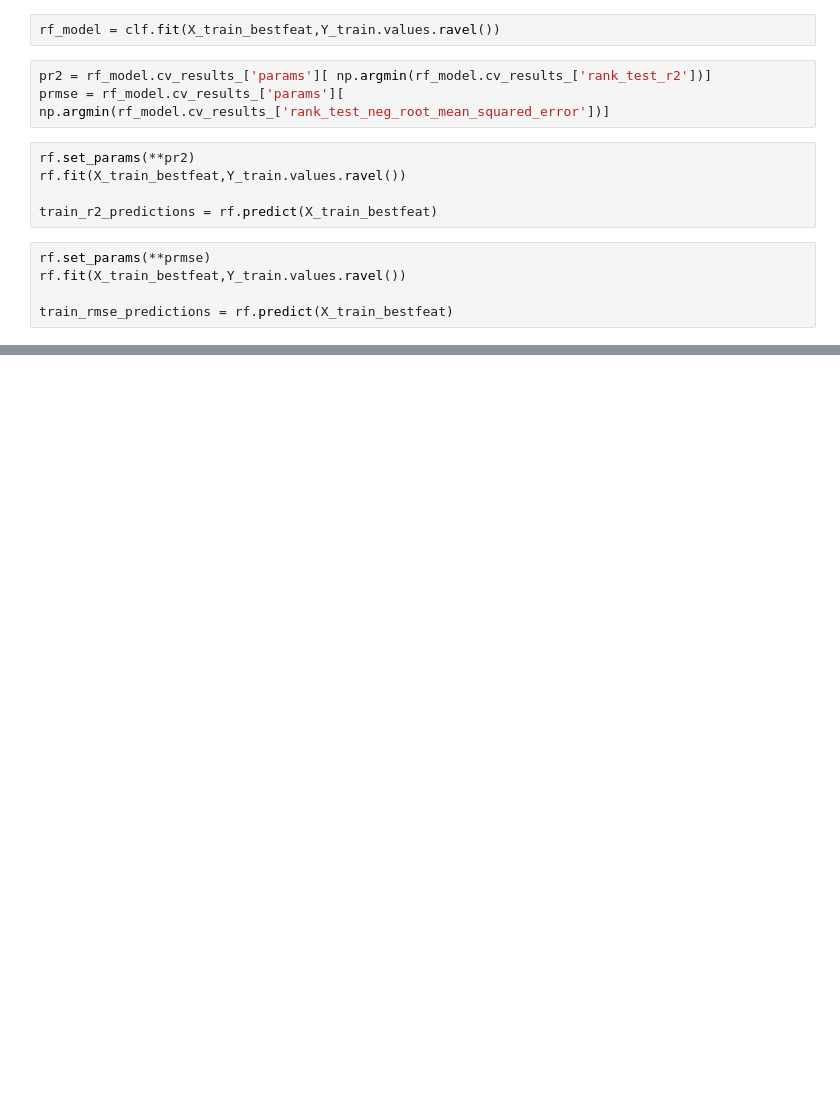
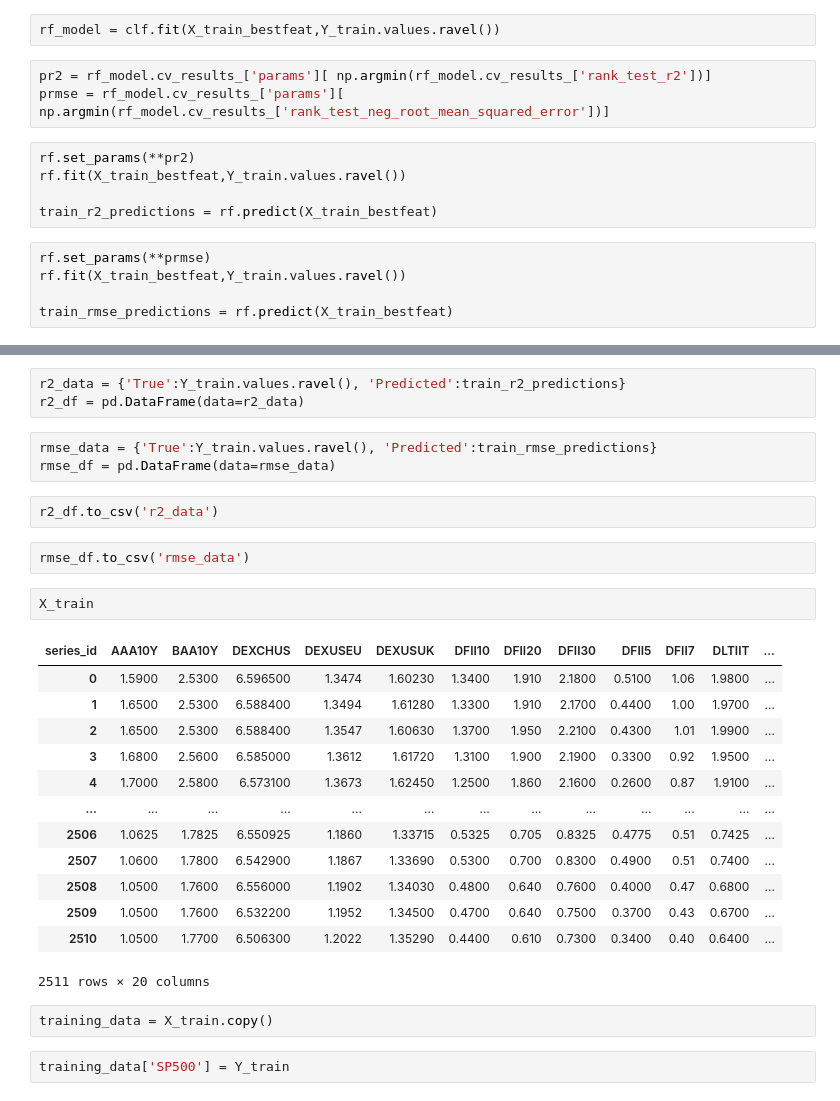
Before and after one commit to anyalauria/alananer, a Jupyter notebook: anya vulcan.ipynb, the cells around one changed output, grey strips where cells are left out. Drawn from its saved outputs; the diff is of its cells as text; blank space fills up the shorter version.

```diff
--- a/anya vulcan.ipynb
+++ b/anya vulcan.ipynb
@@ -108,0 +110,30 @@ mean_squared_error(Y_train,train_rmse_predictions,squared=False)
+# %%
+r2_data = {'True':Y_train.values.ravel(), 'Predicted':train_r2_predictions}
+r2_df = pd.DataFrame(data=r2_data)
+# %%
+rmse_data = {'True':Y_train.values.ravel(), 'Predicted':train_rmse_predictions}
+rmse_df = pd.DataFrame(data=rmse_data)
+# %%
+r2_df.to_csv('r2_data')
+# %%
+rmse_df.to_csv('rmse_data')
+# %%
+X_train
+# %% [output]
+| series_id | AAA10Y | BAA10Y | DEXCHUS | DEXUSEU | DEXUSUK | DFII10 | DFII20 | DFII30 | DFII5 | DFII7 | DLTIIT | ... |
+| 0 | 1.5900 | 2.5300 | 6.596500 | 1.3474 | 1.60230 | 1.3400 | 1.910 | 2.1800 | 0.5100 | 1.06 | 1.9800 | ... |
+| 1 | 1.6500 | 2.5300 | 6.588400 | 1.3494 | 1.61280 | 1.3300 | 1.910 | 2.1700 | 0.4400 | 1.00 | 1.9700 | ... |
+| 2 | 1.6500 | 2.5300 | 6.588400 | 1.3547 | 1.60630 | 1.3700 | 1.950 | 2.2100 | 0.4300 | 1.01 | 1.9900 | ... |
+| 3 | 1.6800 | 2.5600 | 6.585000 | 1.3612 | 1.61720 | 1.3100 | 1.900 | 2.1900 | 0.3300 | 0.92 | 1.9500 | ... |
+| 4 | 1.7000 | 2.5800 | 6.573100 | 1.3673 | 1.62450 | 1.2500 | 1.860 | 2.1600 | 0.2600 | 0.87 | 1.9100 | ... |
+| ... | ... | ... | ... | ... | ... | ... | ... | ... | ... | ... | ... | ... |
+| 2506 | 1.0625 | 1.7825 | 6.550925 | 1.1860 | 1.33715 | 0.5325 | 0.705 | 0.8325 | 0.4775 | 0.51 | 0.7425 | ... |
+| 2507 | 1.0600 | 1.7800 | 6.542900 | 1.1867 | 1.33690 | 0.5300 | 0.700 | 0.8300 | 0.4900 | 0.51 | 0.7400 | ... |
+| 2508 | 1.0500 | 1.7600 | 6.556000 | 1.1902 | 1.34030 | 0.4800 | 0.640 | 0.7600 | 0.4000 | 0.47 | 0.6800 | ... |
+| 2509 | 1.0500 | 1.7600 | 6.532200 | 1.1952 | 1.34500 | 0.4700 | 0.640 | 0.7500 | 0.3700 | 0.43 | 0.6700 | ... |
+| 2510 | 1.0500 | 1.7700 | 6.506300 | 1.2022 | 1.35290 | 0.4400 | 0.610 | 0.7300 | 0.3400 | 0.40 | 0.6400 | ... |
+2511 rows × 20 columns
+# %%
+training_data = X_train.copy()
+# %%
+training_data['SP500'] = Y_train
```
Also changed, not shown: parts of 8 cells of this notebook.
